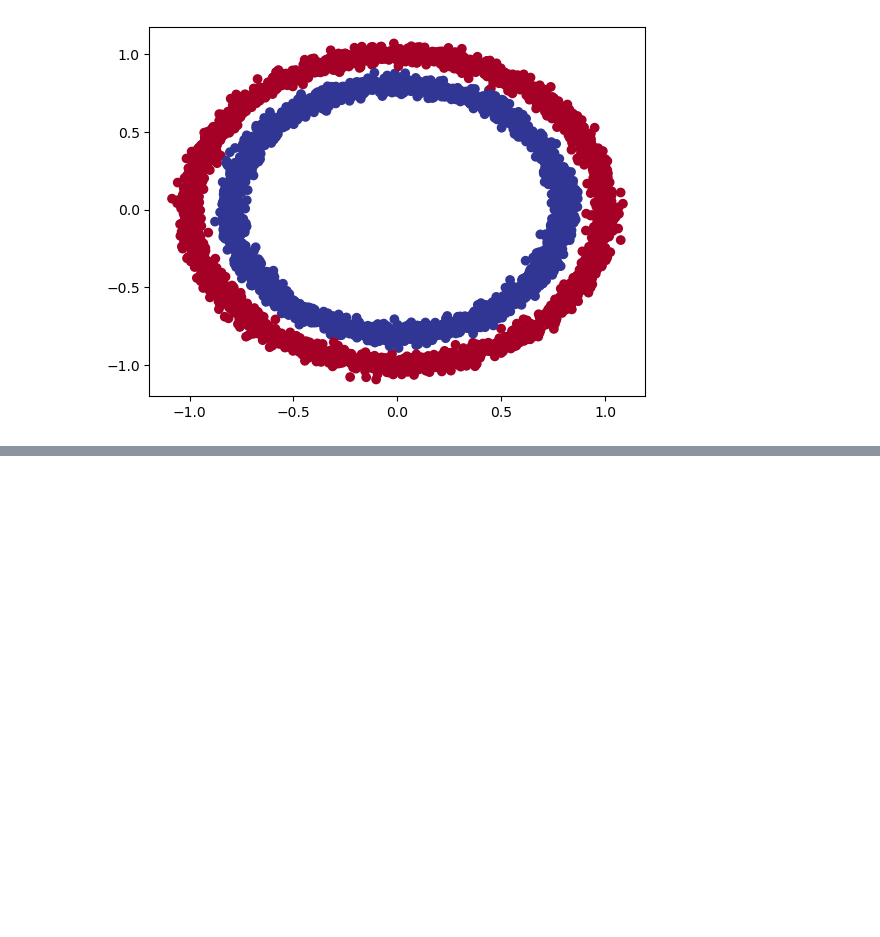
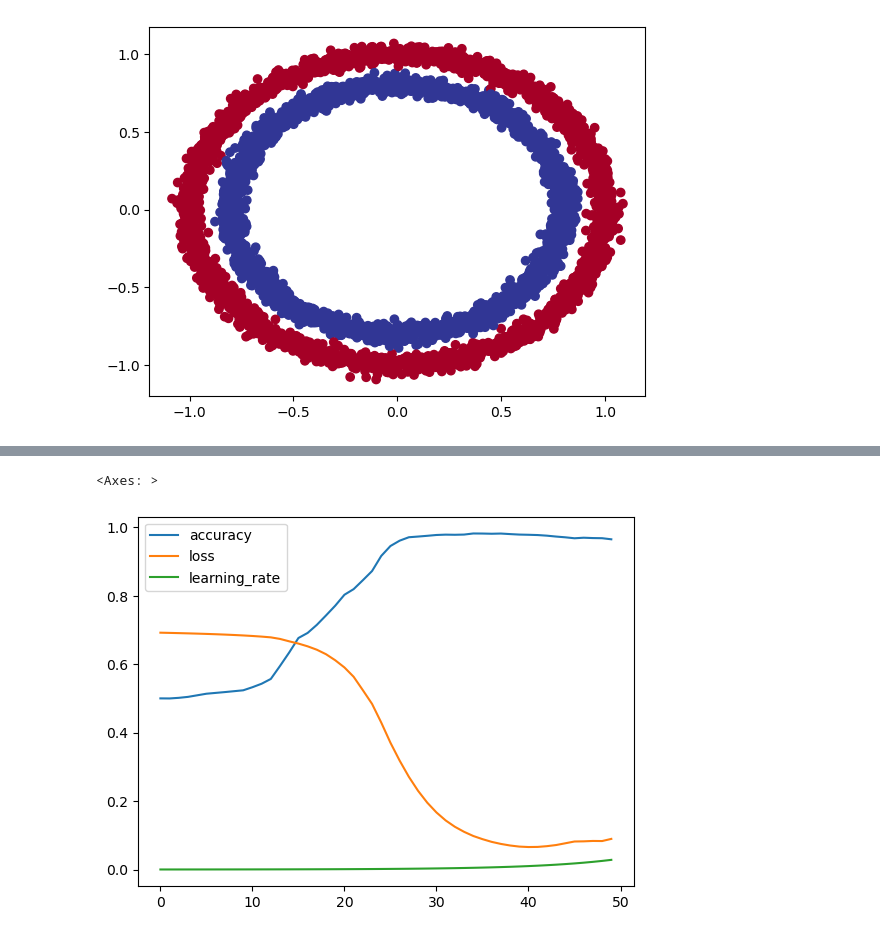
Before and after one commit to TinyHaitch/learning-neural-network, a Jupyter notebook: 02_classification_wth_neural_etwork.ipynb, the cells around one changed output, grey strips where cells are left out. Saved outputs shown, nothing was run; the diff lists cells and outputs as text; code cells hidden in the pictures; blank space fills up the shorter version.

```diff
--- a/02_classification_wth_neural_etwork.ipynb
+++ b/02_classification_wth_neural_etwork.ipynb
@@ -100,0 +105,20 @@ Model: "model_1"
+# %%
+tf.random.set_seed(43)
+
+#create your model
+model_2 = tf.keras.Sequential([
+    tf.keras.layers.Dense(units=4, activation='relu'),
+    tf.keras.layers.Dense(units=4, activation='relu'),
+    tf.keras.layers.Dense(units=1, activation='sigmoid'),
+])
+
+model_2.compile(
+    loss = tf.keras.losses.binary_crossentropy,
+    optimizer = tf.keras.optimizers.Adam(learning_rate=0.001),
+    metrics= ['accuracy']
+)
+
+## learning rate Callback
+lr_callback = tf.keras.callbacks.LearningRateScheduler(lambda epoch: 1e-4 * 10**(epoch/20))
+
+history = model_2.fit(X, y, epochs=50, callbacks=[lr_callback])
@@ -100,0 +143,5 @@ Model: "model_1"
+# %%
+pd.DataFrame(history.history).plot()
+# %% [output]
+<Axes: >
+[figure, added]
```
Also changed, not shown: parts of 11 cells of this notebook, 1 other file.
